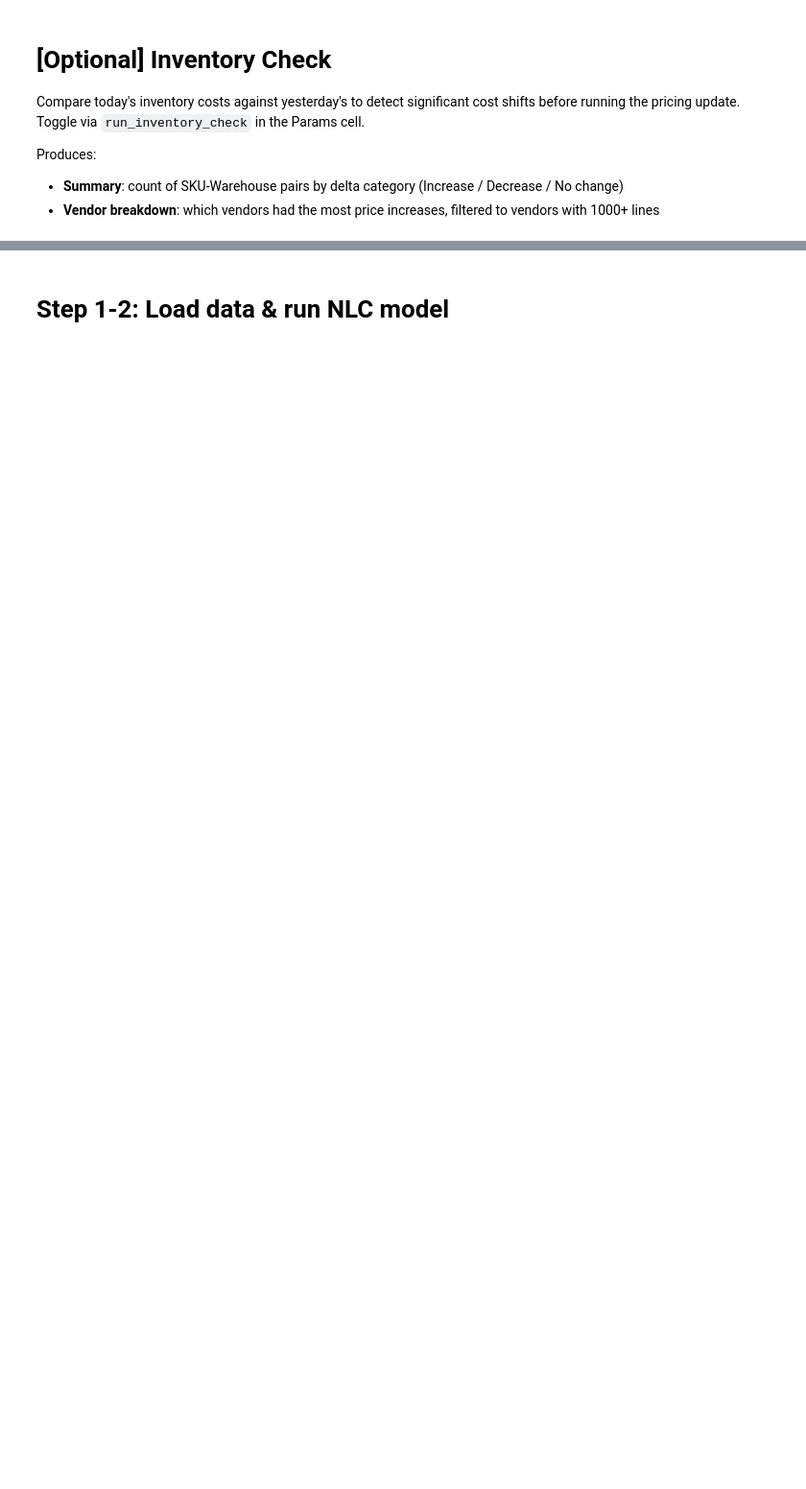
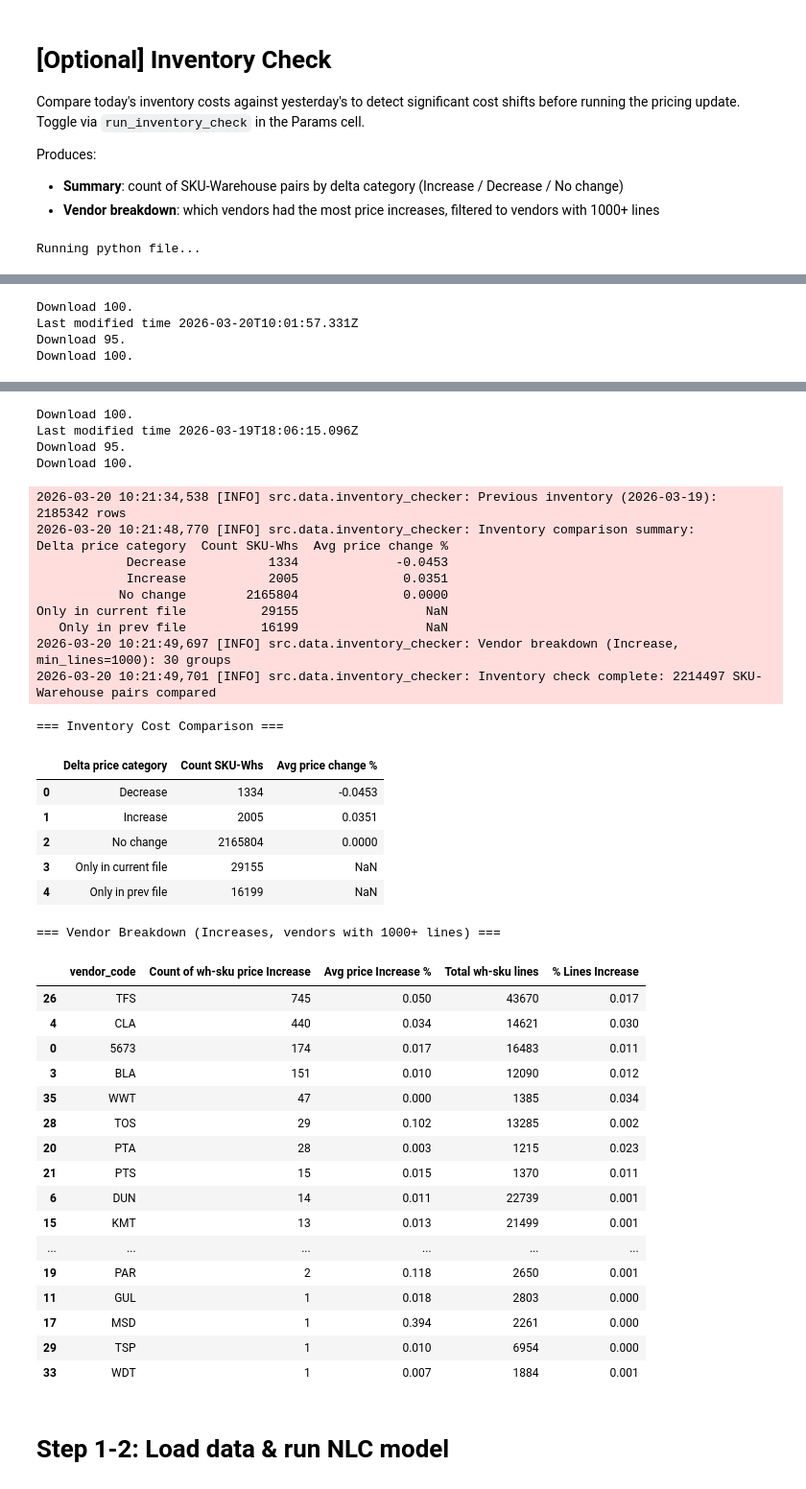
Before and after one commit to valentind-tireseasy/WMT_pricing, a Jupyter notebook: notebooks/01_nlc_pricing.ipynb, the cells around one changed output, grey strips where cells are left out. Shown at 96% size. Drawn from its saved outputs; the diff is of its cells as text; code cells hidden in the pictures; blank space fills up the shorter version.

```diff
--- a/notebooks/01_nlc_pricing.ipynb
+++ b/notebooks/01_nlc_pricing.ipynb
@@ -71,6 +53,11 @@ Test output mode: all files → c:\Users\valen\Desktop\WalmartPricing\outputs
 # Params
 # %%
 import pandas as pd
+from src.notifications.slack_notifier import SlackNotifier
+
+# ── Slack notifications ─────────────────────────────────────────────
+slack_enabled = True                 # Toggle all Slack notifications on/off
+slack_channel = "wmt-nlc"           # Slack channel to post to
 
 # ── Core parameters ─────────────────────────────────────────────────
 date_str = pd.to_datetime('today').strftime('%Y-%m-%d')
@@ -108,4 +95,16 @@ print(f"Apply rollbacks: {apply_rollbacks}")
 print(f"Rollbacks file: {rollbacks_path}")
 print(f"Update national prices: {update_national_prices}")
 print(f"Upload to hybris: {upload_to_hybris}")
+
+slack = SlackNotifier(channel=slack_channel, enabled=slack_enabled)
+print(f"Slack notifications: {'enabled' if slack_enabled else 'disabled'} → #{slack_channel}")
+
+# Notify pipeline start
+slack.notify_pipeline_start(date_str, {
+    "test": test,
+    "inventory_check": run_inventory_check,
+    "apply_rollbacks": apply_rollbacks,
+    "update_national_prices": update_national_prices,
+    "save": save,
+})
 # %% [output]
@@ -139,5 +157,10 @@ if run_inventory_check:
 
     print(f"\n=== Vendor Breakdown (Increases, vendors with 1000+ lines) ===")
     display(inv_check["df_vendor_detail"])
+
+    slack.notify_inventory_check(inv_check, date_str)
 else:
     print("[Skipped] Inventory check")
+    slack.notify_inventory_check_skipped()
+# %% [output]
+Running python file...
@@ -143,0 +170,4 @@ else:
+Download 100.
+Last modified time 2026-03-20T10:01:57.331Z
+Download 95.
+Download 100.
@@ -144,3 +175,42 @@ else:
+Download 100.
+Last modified time 2026-03-19T18:06:15.096Z
+Download 95.
+Download 100.
+2026-03-20 10:21:34,538 [INFO] src.data.inventory_checker: Previous inventory (2026-03-19): 2185342 rows
+2026-03-20 10:21:48,770 [INFO] src.data.inventory_checker: Inventory comparison summary:
+Delta price category  Count SKU-Whs  Avg price change %
+            Decrease           1334             -0.0453
+            Increase           2005              0.0351
+           No change        2165804              0.0000
+Only in current file          29155                 NaN
+   Only in prev file          16199                 NaN
+2026-03-20 10:21:49,697 [INFO] src.data.inventory_checker: Vendor breakdown (Increase, min_lines=1000): 30 groups
+2026-03-20 10:21:49,701 [INFO] src.data.inventory_checker: Inventory check complete: 2214497 SKU-Warehouse pairs compared
+=== Inventory Cost Comparison ===
+|  | Delta price category | Count SKU-Whs | Avg price change % |
+| 0 | Decrease | 1334 | -0.0453 |
+| 1 | Increase | 2005 | 0.0351 |
+| 2 | No change | 2165804 | 0.0000 |
+| 3 | Only in current file | 29155 | NaN |
+| 4 | Only in prev file | 16199 | NaN |
+=== Vendor Breakdown (Increases, vendors with 1000+ lines) ===
+|  | vendor_code | Count of wh-sku price Increase | Avg price Increase % | Total wh-sku lines | % Lines Increase |
+| 26 | TFS | 745 | 0.050 | 43670 | 0.017 |
+| 4 | CLA | 440 | 0.034 | 14621 | 0.030 |
+| 0 | 5673 | 174 | 0.017 | 16483 | 0.011 |
+| 3 | BLA | 151 | 0.010 | 12090 | 0.012 |
+| 35 | WWT | 47 | 0.000 | 1385 | 0.034 |
+| 28 | TOS | 29 | 0.102 | 13285 | 0.002 |
+| 20 | PTA | 28 | 0.003 | 1215 | 0.023 |
+| 21 | PTS | 15 | 0.015 | 1370 | 0.011 |
+| 6 | DUN | 14 | 0.011 | 22739 | 0.001 |
+| 15 | KMT | 13 | 0.013 | 21499 | 0.001 |
+| ... | ... | ... | ... | ... | ... |
+| 19 | PAR | 2 | 0.118 | 2650 | 0.001 |
+| 11 | GUL | 1 | 0.018 | 2803 | 0.000 |
+| 17 | MSD | 1 | 0.394 | 2261 | 0.000 |
+| 29 | TSP | 1 | 0.010 | 6954 | 0.000 |
+| 33 | WDT | 1 | 0.007 | 1884 | 0.001 |
 # %% [markdown]
 # Step 1-2: Load data & run NLC model
 # %%
```
Also changed, not shown: parts of 27 cells of this notebook, 5 other files.
